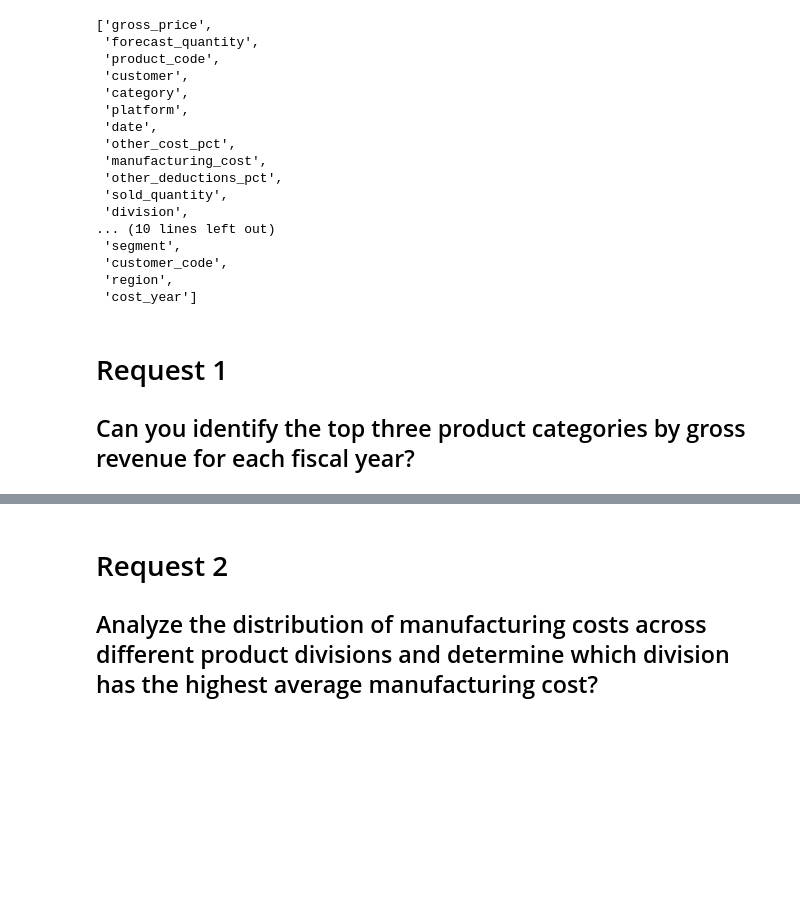
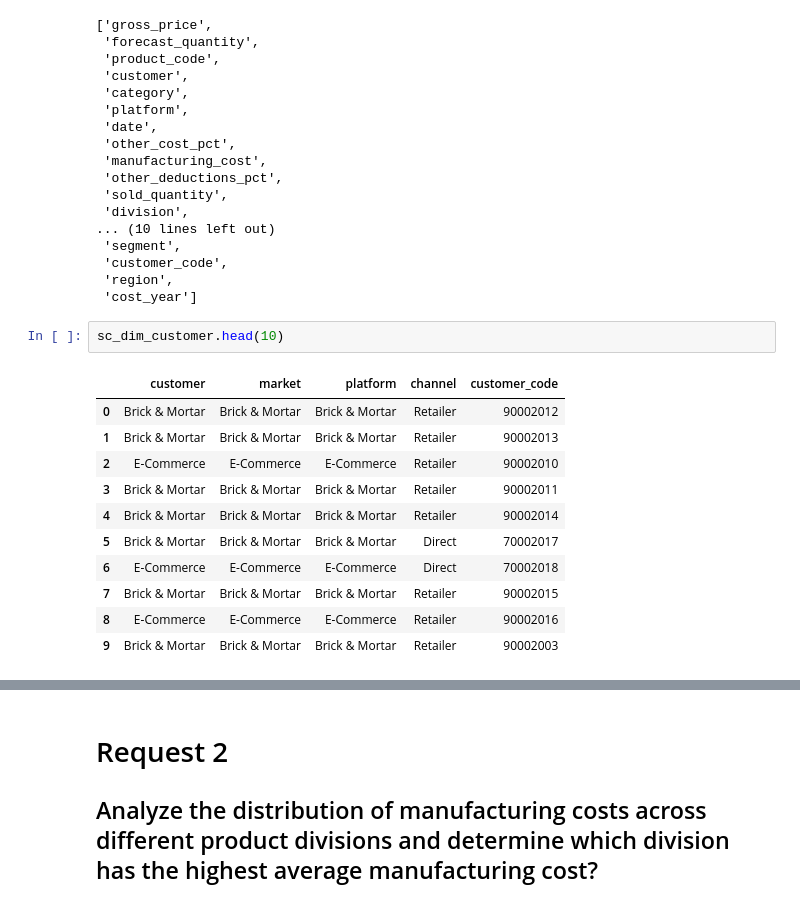
Before and after one commit to occampos/Supply-Chain-Analysis, a Jupyter notebook: analysis/sc_analysis.ipynb, the cells around one changed output, grey strips where cells are left out. Saved outputs shown, nothing was run; the diff lists cells and outputs as text; blank space fills up the shorter version.

```diff
--- a/analysis/sc_analysis.ipynb
+++ b/analysis/sc_analysis.ipynb
@@ -67,6 +67,17 @@ list(all_column_names)
  'customer_code',
  'region',
  'cost_year']
-# %% [markdown]
-# Request 1
-## Can you identify the top three product categories by gross revenue for each fiscal year?
+# %%
+sc_dim_customer.head(10)
+# %% [output]
+|  | customer | market | platform | channel | customer_code |
+| 0 | Brick & Mortar | Brick & Mortar | Brick & Mortar | Retailer | 90002012 |
+| 1 | Brick & Mortar | Brick & Mortar | Brick & Mortar | Retailer | 90002013 |
+| 2 | E-Commerce | E-Commerce | E-Commerce | Retailer | 90002010 |
+| 3 | Brick & Mortar | Brick & Mortar | Brick & Mortar | Retailer | 90002011 |
+| 4 | Brick & Mortar | Brick & Mortar | Brick & Mortar | Retailer | 90002014 |
+| 5 | Brick & Mortar | Brick & Mortar | Brick & Mortar | Direct | 70002017 |
+| 6 | E-Commerce | E-Commerce | E-Commerce | Direct | 70002018 |
+| 7 | Brick & Mortar | Brick & Mortar | Brick & Mortar | Retailer | 90002015 |
+| 8 | E-Commerce | E-Commerce | E-Commerce | Retailer | 90002016 |
+| 9 | Brick & Mortar | Brick & Mortar | Brick & Mortar | Retailer | 90002003 |
```
Also changed, not shown: parts of 12 cells of this notebook.
